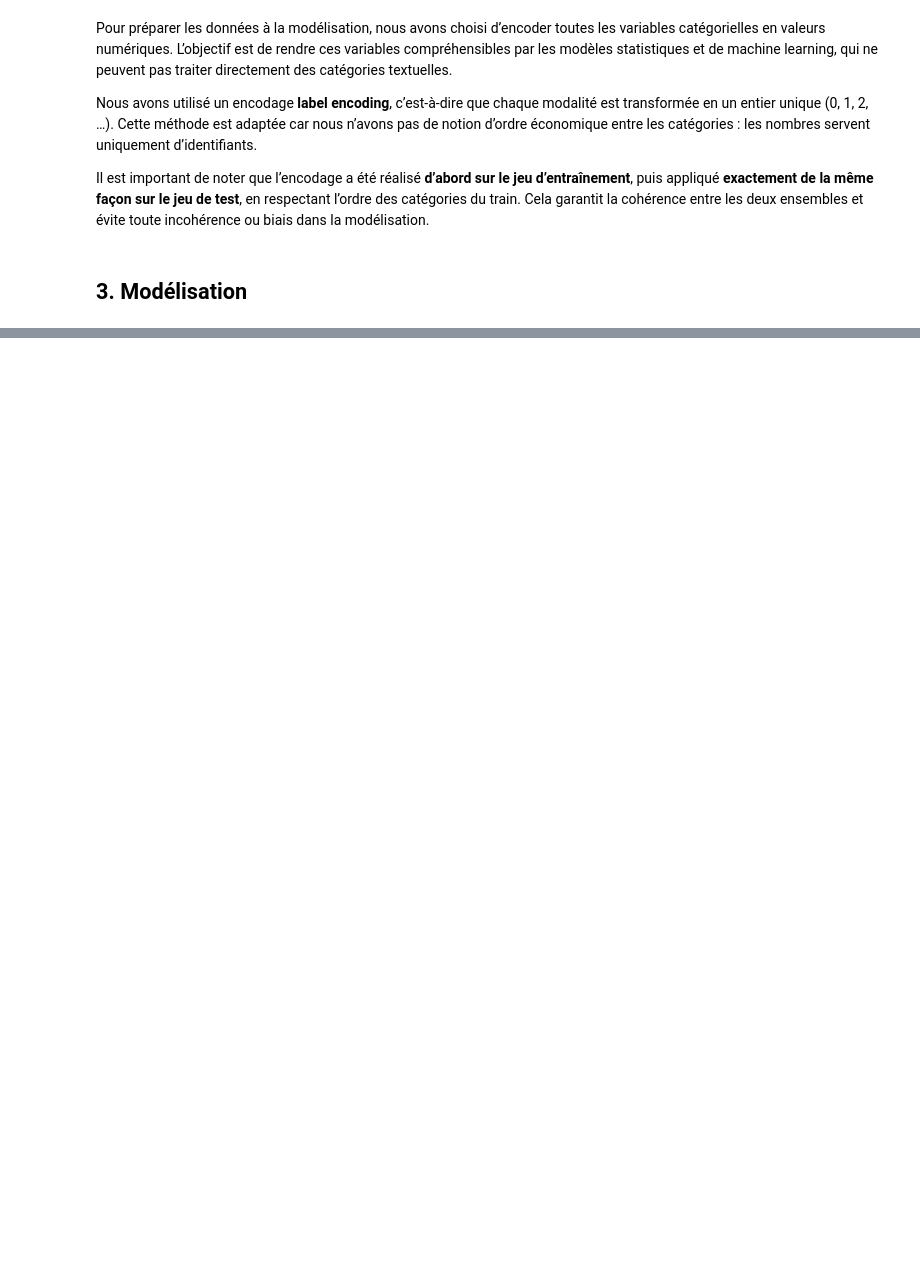
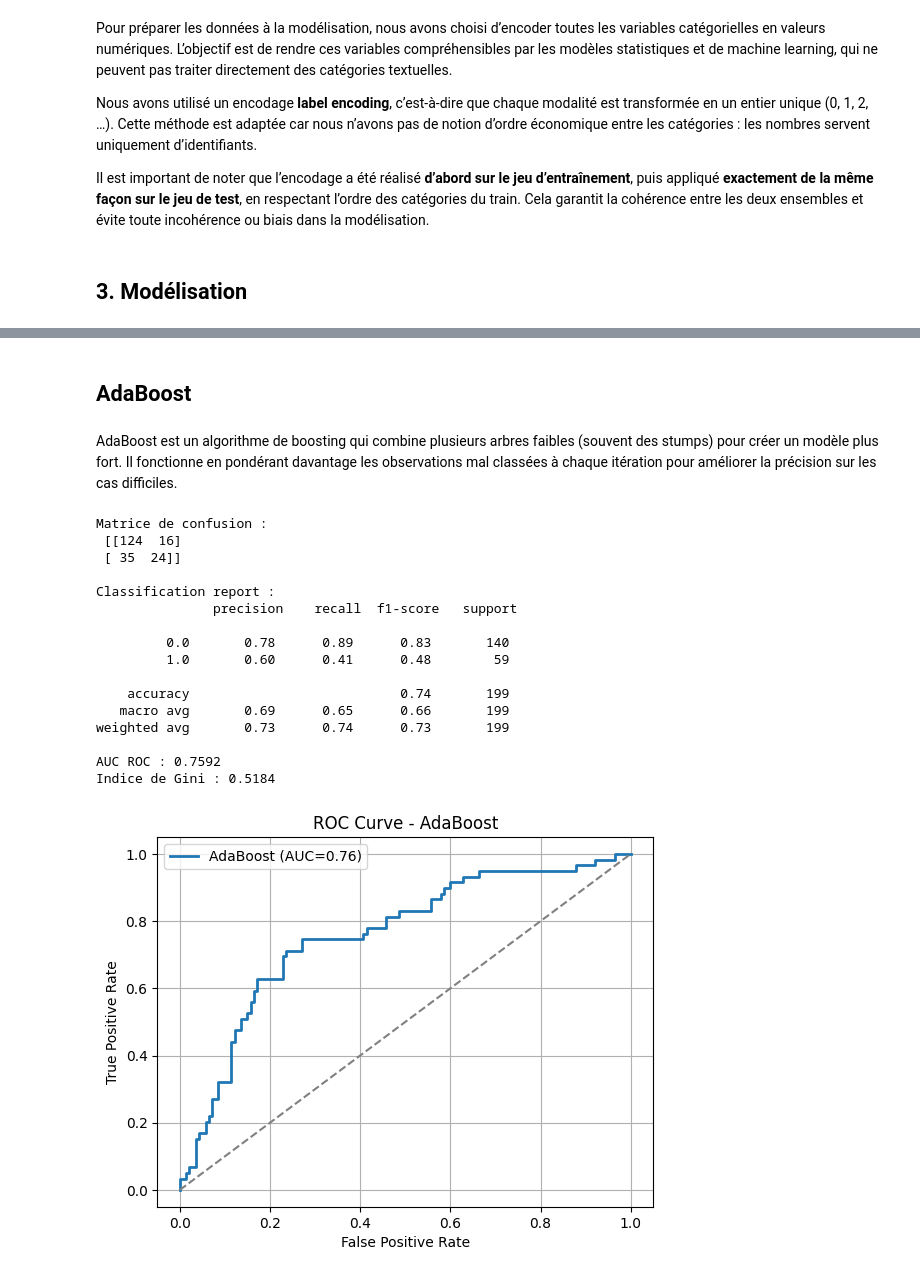
Before and after one commit to Djayan-D/projet_scoring, a Jupyter notebook: notebooks/script.ipynb, the cells around one changed output, grey strips where cells are left out. Drawn from its saved outputs; the diff is of its cells as text; code cells hidden in the pictures; blank space fills up the shorter version.

```diff
--- a/notebooks/script.ipynb
+++ b/notebooks/script.ipynb
@@ -838,0 +829,4 @@ Il est important de noter que l’encodage a été réalisé **d’abord sur le
+# %%
+# S'assurer que train et test ont les mêmes colonnes
+X_test = X_test.reindex(columns=X_train.columns, fill_value=0)
+print(X_train.shape, X_test.shape)
@@ -842,0 +1213,63 @@ Penser à expliquer à chaque fois ce que l'on fait, pourquoi on le fait etc
+# %% [markdown]
+## AdaBoost
+# %% [markdown]
+AdaBoost est un algorithme de boosting qui combine plusieurs arbres faibles (souvent des stumps) pour créer un modèle plus fort.
+Il fonctionne en pondérant davantage les observations mal classées à chaque itération pour améliorer la précision sur les cas difficiles.
+# %%
+from sklearn.ensemble import AdaBoostClassifier
+from sklearn.tree import DecisionTreeClassifier
+
+# Modèle AdaBoost
+ada_model = AdaBoostClassifier(
+    estimator=DecisionTreeClassifier(max_depth=1),  # <-- ici
+    n_estimators=100,
+    learning_rate=0.5,
+    random_state=42
+)
+
+# Entraînement
+ada_model.fit(X_train, y_train)
+
+# Prédictions
+y_proba = ada_model.predict_proba(X_test)[:,1]
+y_pred = (y_proba >= 0.5).astype(int)
+# %%
+# Évaluation
+cm = confusion_matrix(y_test, y_pred)
+print("Matrice de confusion :\n", cm)
+print("\nClassification report :\n", classification_report(y_test, y_pred))
+
+auc = roc_auc_score(y_test, y_proba)
+gini = 2*auc - 1
+print(f"AUC ROC : {auc:.4f}")
+print(f"Indice de Gini : {gini:.4f}")
+
+# Courbe ROC
+fpr, tpr, _ = roc_curve(y_test, y_proba)
+plt.figure()
+plt.plot(fpr, tpr, label=f'AdaBoost (AUC={auc:.2f})', linewidth=2)
+plt.plot([0,1], [0,1], '--', color='gray')
+plt.xlabel("False Positive Rate")
+plt.ylabel("True Positive Rate")
+plt.title("ROC Curve - AdaBoost")
+plt.legend()
+plt.grid(True)
+plt.show()
+# %% [output]
+Matrice de confusion :
+ [[124  16]
+ [ 35  24]]
+
+Classification report :
+               precision    recall  f1-score   support
+
+         0.0       0.78      0.89      0.83       140
+         1.0       0.60      0.41      0.48        59
+
+    accuracy                           0.74       199
+   macro avg       0.69      0.65      0.66       199
+weighted avg       0.73      0.74      0.73       199
+
+AUC ROC : 0.7592
+Indice de Gini : 0.5184
+[figure, added]
```
Also changed, not shown: parts of 33 cells of this notebook, 2 other files.
